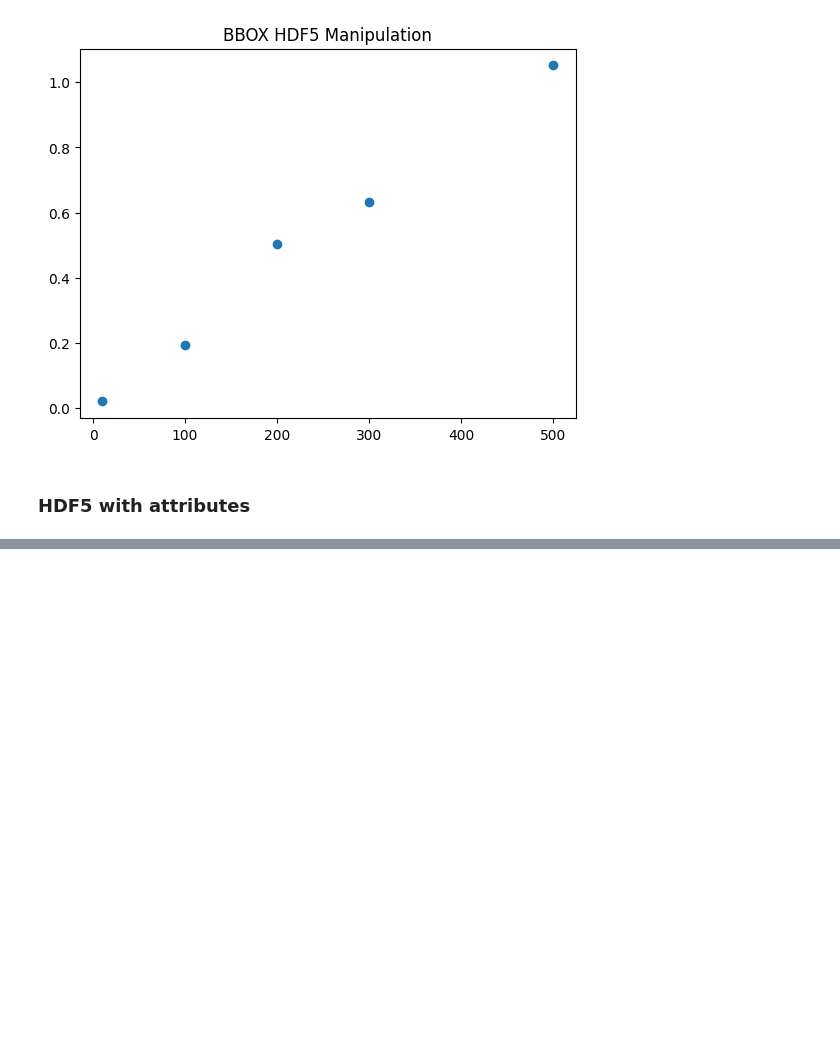
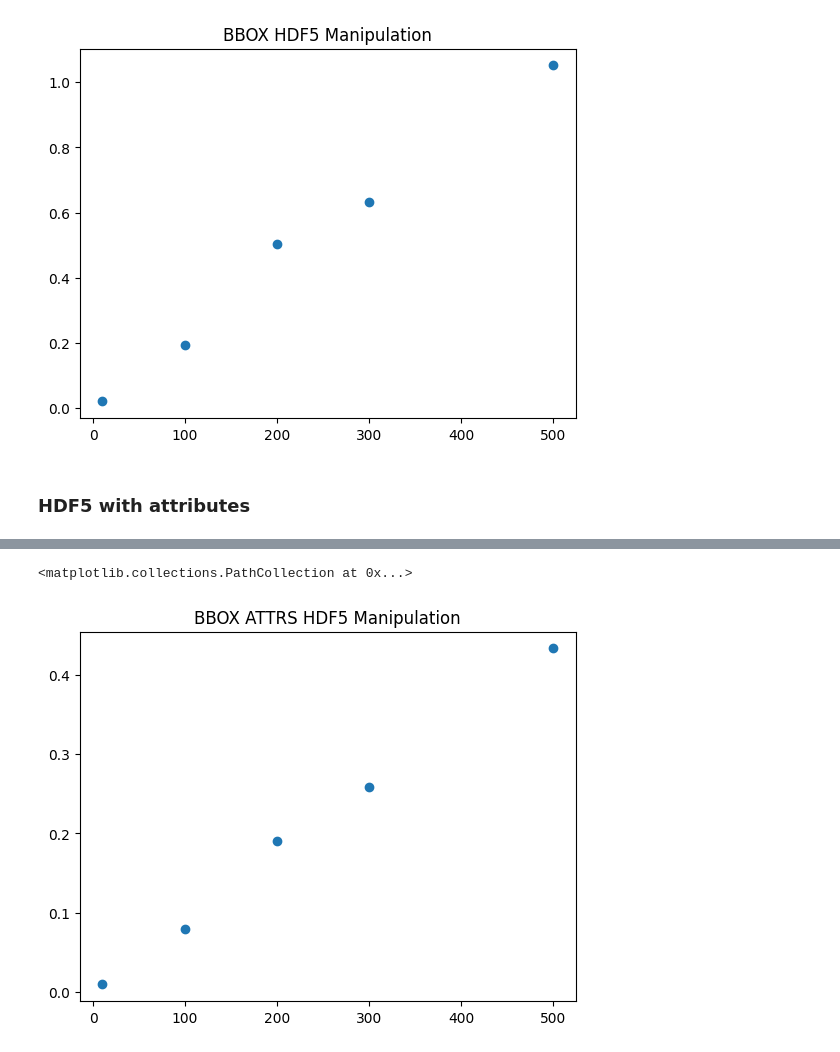
Before and after one commit to cristianoCarta/benchmarks, a Jupyter notebook: f2.ipynb, the cells around one changed output, grey strips where cells are left out. Saved outputs shown, nothing was run; the diff lists cells and outputs as text; code cells hidden in the pictures; blank space fills up the shorter version.

```diff
--- a/f2.ipynb
+++ b/f2.ipynb
@@ -321,11 +321,26 @@ plt.scatter(N,t_manipulate_h5_bb)
 [figure]
 # %% [markdown]
 ### HDF5 with attributes
+# %%
+def xyminmax_to_xycenterwh_attrs(bbox : List):
+        width = bbox[2] - bbox[0]
+        height = bbox[3] - bbox[1]
+        x_center = bbox[0] + width / 2
+        y_center = bbox[1] + height / 2
+        return x_center, y_center, width, height
+
+
+def xycenterwh_to_xyminmax_attrs(bbox : List):
+        x_min = bbox[0] - bbox[2] / 2
+        y_min = bbox[1] - bbox[3] / 2
+        x_max = bbox[0] + bbox[2] / 2
+        y_max = bbox[1] + bbox[3] / 2
+        return [x_min, y_min, x_max, y_max]
 # %%
 from tqdm import tqdm
-t_load_h5_bb = []
-t_manipulate_h5_bb = []
-iterations = 1
+t_load_h5_bb_attrs = []
+t_manipulate_h5_bb_attrs = []
+iterations = 100
 
 for item in N:
     tmp_load = []
@@ -345,27 +360,23 @@ for item in N:
                 def visit_func(name, obj):
                     bbox_path = "bbox"
                                                                   ## Indice di immagine deve variare nel framework
-                    if isinstance(obj, h5py.Dataset) and name.endswith(bbox_path):
+                    if isinstance(obj, h5py.Dataset) and name.endswith(bbox_path) and obj.attrs["format"] == 0:
                         #bbox_datasets.append(list(obj[:]))
-                        form = obj.attrs
-                        print(form)
+                        bbox = obj[:]
+                        bbox_datasets.append(xycenterwh_to_xyminmax_attrs(bbox))
 
                 f.visititems(visit_func)
 
-                oggetti   = np.array(bbox_datasets)
 
-                formati = formati[:,np.newaxis]
-                oggetti = np.hstack((oggetti,formati))
-                inverted_bboxes = np.apply_along_axis(xycenterwh_to_xyminmax, axis=1, arr=oggetti)
 
-                return inverted_bboxes
+                return np.array(bbox_datasets)
 
             bbox_ds = get_all_image_datasets()
             ### ----------- ###
             end_time = time.time()
             tmp_manipulate.append(end_time-start_time)
-    t_load_h5_bb.append(sum(tmp_load) / len(tmp_load))
-    t_manipulate_h5_bb.append(sum(tmp_manipulate) / len(tmp_manipulate))
+    t_load_h5_bb_attrs.append(sum(tmp_load) / len(tmp_load))
+    t_manipulate_h5_bb_attrs.append(sum(tmp_manipulate) / len(tmp_manipulate))
 
-np.save("t_load_h5_f2_bb",t_load_h5_bb)
-np.save("t_manipulate_h5_f2_bb",t_manipulate_h5_bb)
+np.save("t_load_h5_f2_bb_attrs",t_load_h5_bb_attrs)
+np.save("t_manipulate_h5_f2_bb_attrs",t_manipulate_h5_bb_attrs)
@@ -373,0 +396,6 @@ KeyError: "Unable to synchronously open attribute (can't locate attribute: 'form
+# %%
+plt.title("BBOX ATTRS HDF5 Manipulation")
+plt.scatter(N,t_manipulate_h5_bb_attrs)
+# %% [output]
+<matplotlib.collections.PathCollection at 0x...>
+[figure, added]
```
Also changed, not shown: parts of 3 cells of this notebook.
